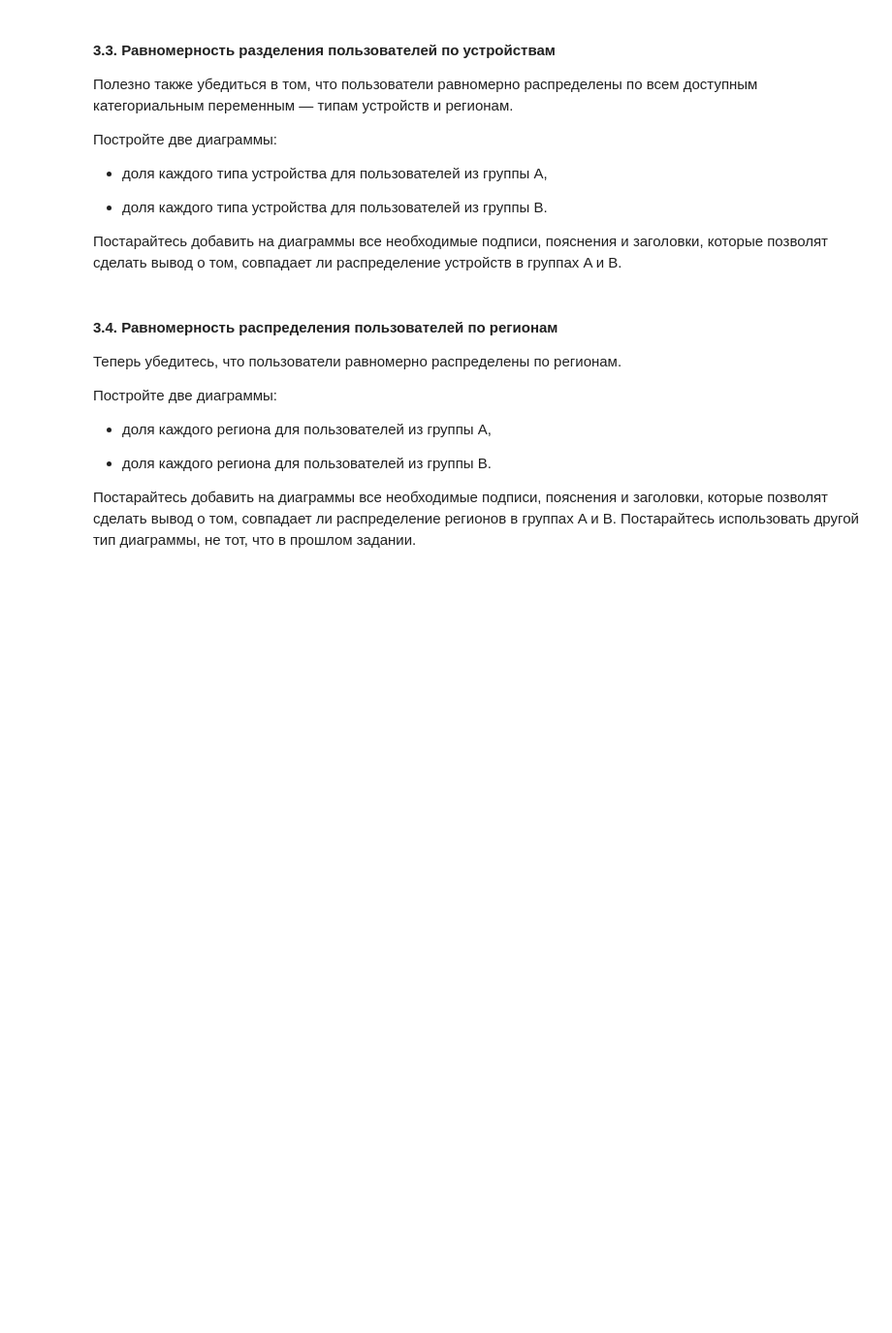
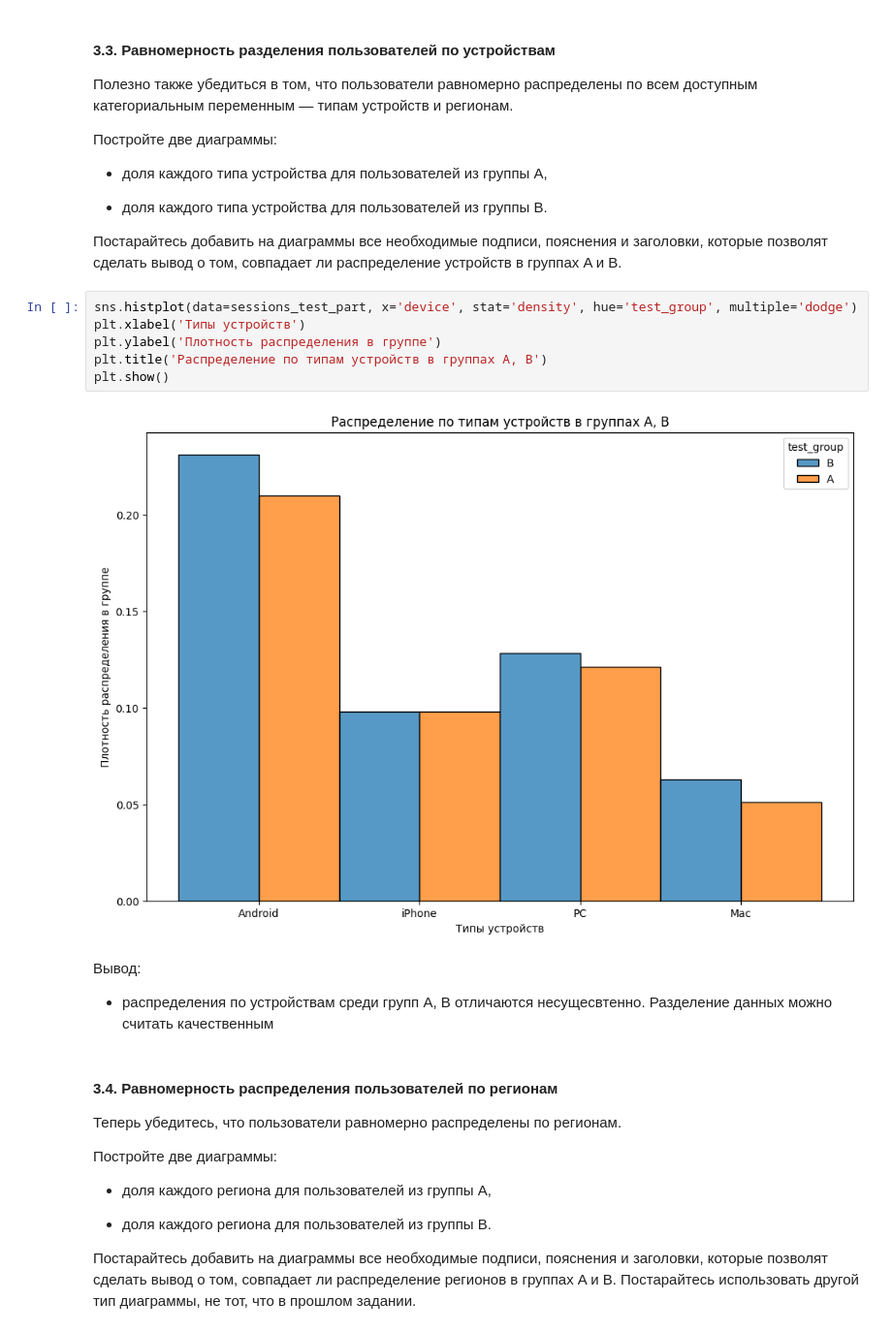
Before and after one commit to Plakhotniuk/practicum_ds, a Jupyter notebook: hypothesis_testing/advertisement_app.ipynb, the cells around one changed output. Shown at 97% size. Drawn from its saved outputs; the diff is of its cells as text; blank space fills up the shorter version.

```diff
--- a/hypothesis_testing/advertisement_app.ipynb
+++ b/hypothesis_testing/advertisement_app.ipynb
@@ -309,6 +405,17 @@ $$P = 100 \cdot  \frac{|A − B|}{A}$$
 - доля каждого типа устройства для пользователей из группы B.
 
 Постарайтесь добавить на диаграммы все необходимые подписи, пояснения и заголовки, которые позволят сделать вывод о том, совпадает ли распределение устройств в группах A и B.
+# %%
+sns.histplot(data=sessions_test_part, x='device', stat='density', hue='test_group', multiple='dodge')
+plt.xlabel('Типы устройств')
+plt.ylabel('Плотность распределения в группе')
+plt.title('Распределение по типам устройств в группах A, B')
+plt.show()
+# %% [output]
+[figure, added]
+# %% [markdown]
+Вывод:
+- распределения по устройствам среди групп A, B отличаются несущесвтенно. Разделение данных можно считать качественным
 # %% [markdown]
 #### 3.4. Равномерность распределения пользователей по регионам
 Теперь убедитесь, что пользователи равномерно распределены по регионам.
```
Also changed, not shown: parts of 21 cells of this notebook.
